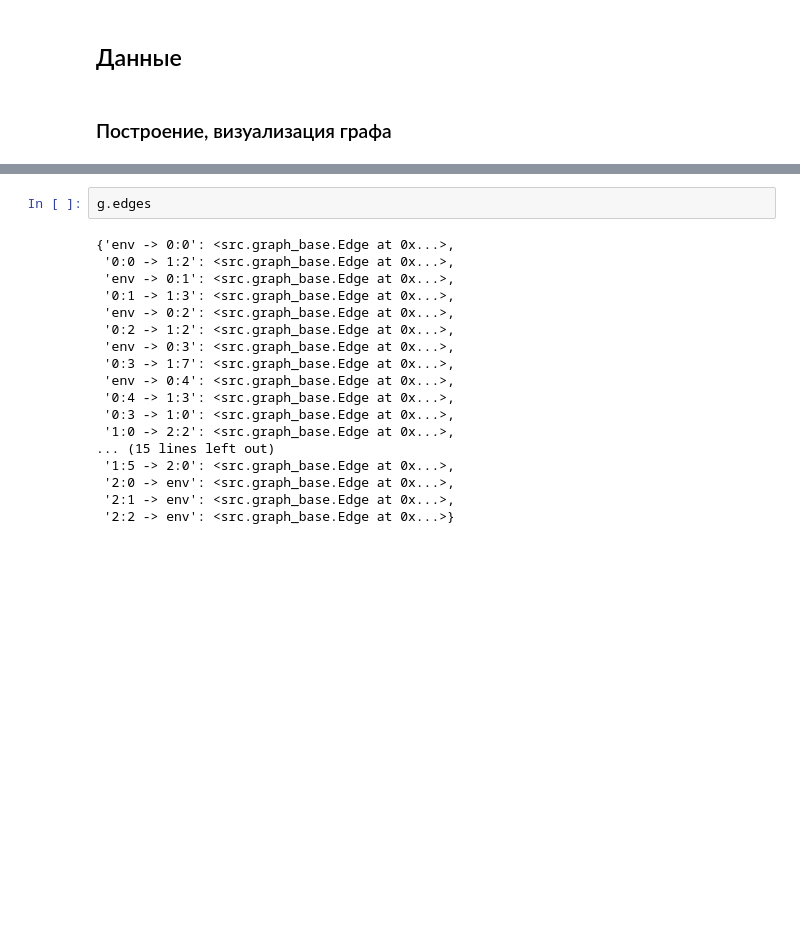
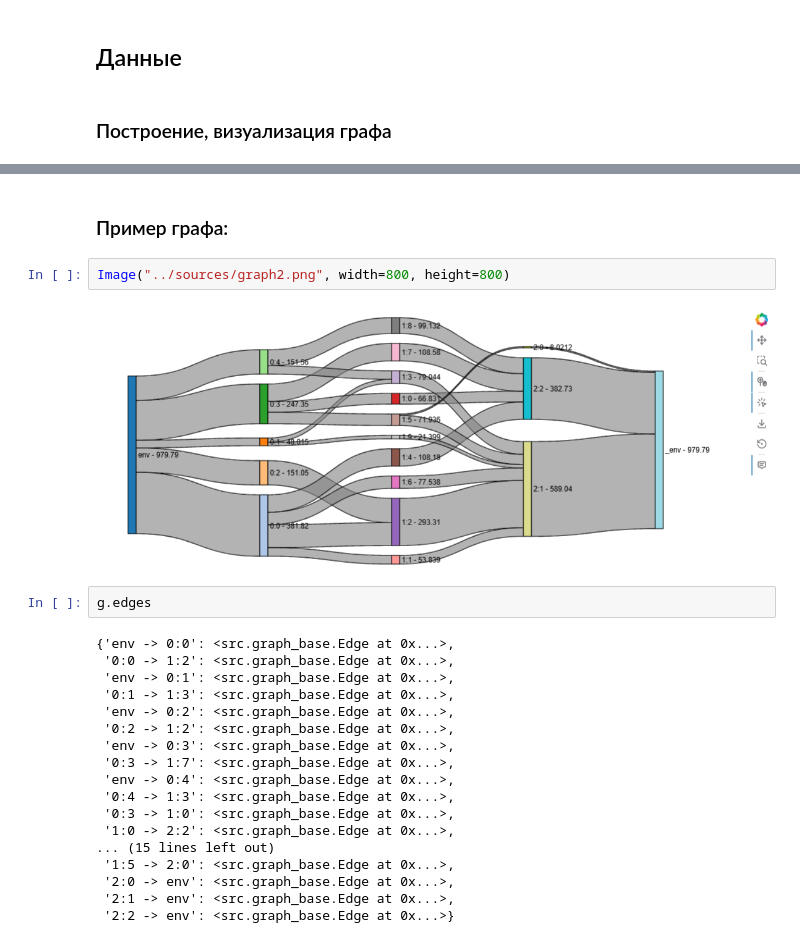
Before and after one commit to piero10/balance_task_with_dl, a Jupyter notebook: researches/nn_for_errors_identification_in_graph_flows.ipynb, the cells around one changed output, grey strips where cells are left out. Cells and saved outputs as stored; diff of their text form; blank space fills up the shorter version.

```diff
--- a/researches/nn_for_errors_identification_in_graph_flows.ipynb
+++ b/researches/nn_for_errors_identification_in_graph_flows.ipynb
@@ -64,6 +64,12 @@ sankey.opts(width=1000, height=400)
 [interactive output not drawn]
 [interactive output not drawn]
 [interactive output not drawn]
+# %% [markdown]
+### Пример графа:
+# %%
+Image("../sources/graph2.png", width=800, height=800)
+# %% [output]
+[figure, added]
 # %%
 g.edges
 # %% [output]
```
Also changed, not shown: parts of 7 cells of this notebook.
